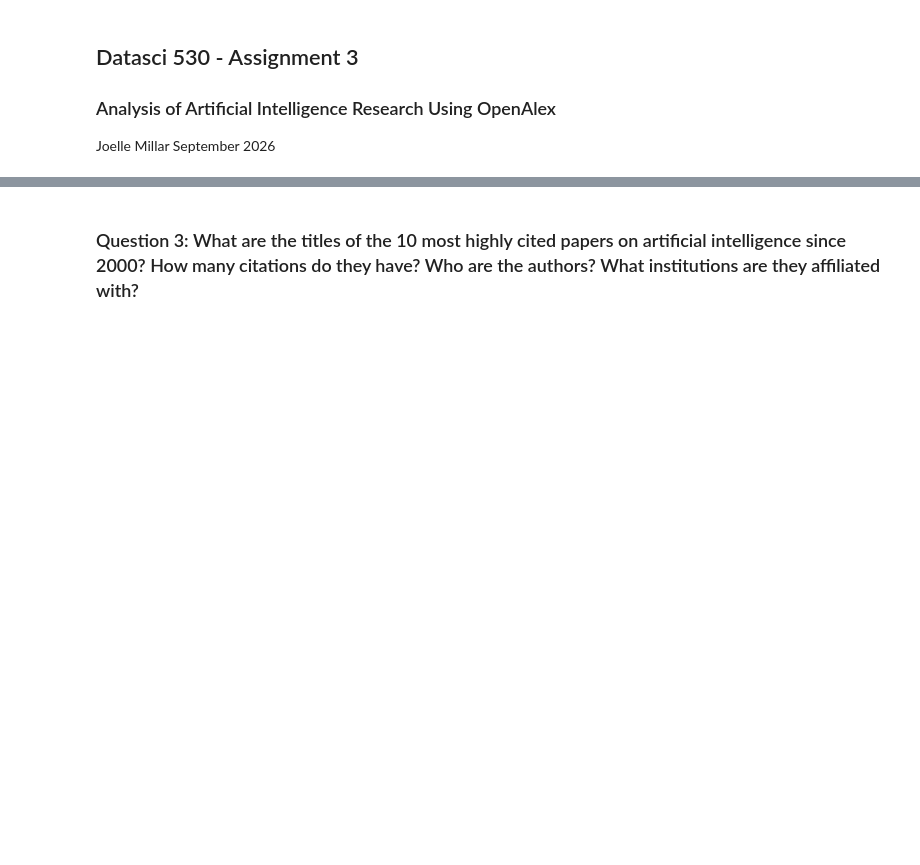
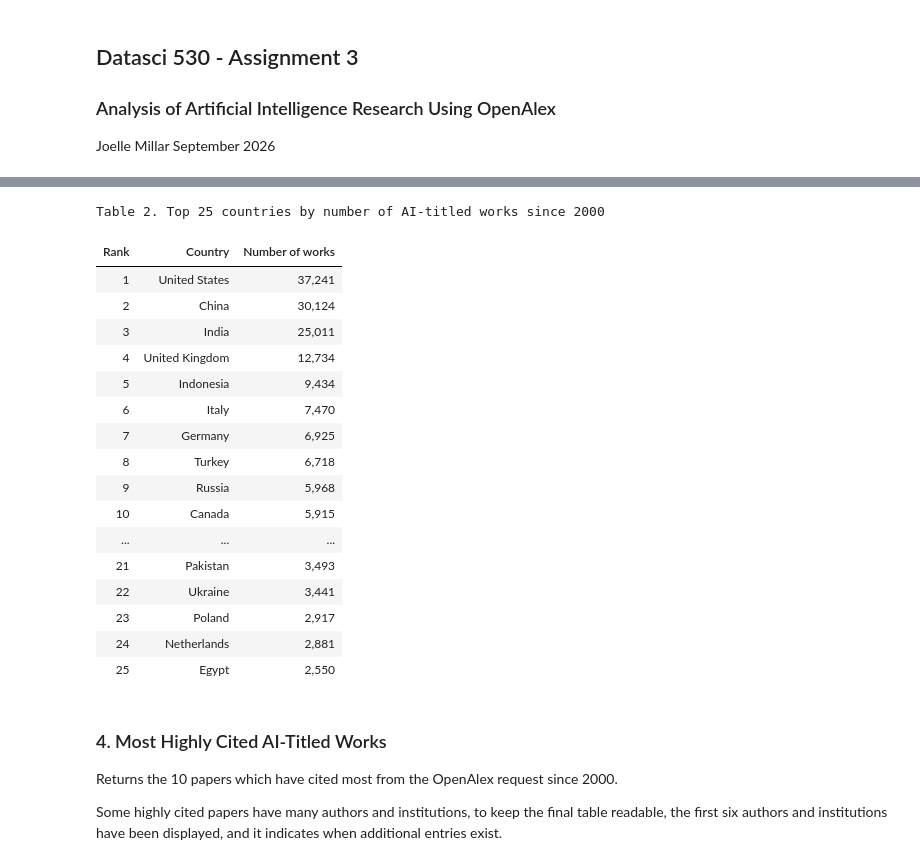
Before and after one commit to joellemil/datasci530fall2026, a Jupyter notebook: Assignment 3/Assignment3.ipynb, the cells around one changed output, grey strips where cells are left out. Cells and saved outputs as stored; diff of their text form; code cells hidden in the pictures; blank space fills up the shorter version.

```diff
--- a/Assignment 3/Assignment3.ipynb
+++ b/Assignment 3/Assignment3.ipynb
@@ -48,2 +124,77 @@ data["meta"]["count"]
+# %%
+# Search Parameters
+params = {
+    "filter": 'title.search:"artificial intelligence",from-publication-date:2000-01-01',
+    "group_by": "authorships.countries",
+    "per_page": 200,
+    "api_key": API_KEY,
+}
+
+# Retrieve the results and clean the data
+countries = get_grouped_results(params)
+
+# Extract the two-letter country code from the identifier
+countries["country_code"] = (
+    countries["key"]
+    .str.split("/")
+    .str[-1]
+    .str.upper()
+)
+
+# Check that country codes were successfully extracted
+assert countries["country_code"].notna().all(), "Missing country codes"
+
+# Sort countries from the largest to smallest number of publications
+# and rename columns
+countries = (
+    countries
+    .sort_values("count", ascending=False)
+    .rename(columns={
+        "key_display_name": "Country",
+        "count": "Number of works"
+        })
+        [["Country", "country_code", "Number of works"]]
+    .reset_index(drop=True)
+)
+
+# Add a rank column, beginning from 1
+countries.insert(0, "Rank", range(1, len(countries) + 1))
+
+# Display top 25 results
+display(
+    countries.head(25)[
+        ["Rank", "Country", "Number of works"]
+    ]
+    .style
+    .hide(axis="index")
+    .format({"Number of works": "{:,}"})
+    .set_caption(
+        "Table 2. Top 25 countries by number of AI-titled works since 2000"
+    )
+)
+# %% [output]
+Table 2. Top 25 countries by number of AI-titled works since 2000
+| Rank | Country | Number of works |
+| 1 | United States | 37,241 |
+| 2 | China | 30,124 |
+| 3 | India | 25,011 |
+| 4 | United Kingdom | 12,734 |
+| 5 | Indonesia | 9,434 |
+| 6 | Italy | 7,470 |
+| 7 | Germany | 6,925 |
+| 8 | Turkey | 6,718 |
+| 9 | Russia | 5,968 |
+| 10 | Canada | 5,915 |
+| ... | ... | ... |
+| 21 | Pakistan | 3,493 |
+| 22 | Ukraine | 3,441 |
+| 23 | Poland | 2,917 |
+| 24 | Netherlands | 2,881 |
+| 25 | Egypt | 2,550 |
 # %% [markdown]
-### Question 3: What are the titles of the 10 most highly cited papers on artificial intelligence since 2000? How many citations do they have? Who are the authors? What institutions are they affiliated with?
+### 4. Most Highly Cited AI-Titled Works
+
+Returns the 10 papers which have cited most from the OpenAlex request since 2000.
+
+Some highly cited papers have many authors and institutions, to keep the final
+table readable, the first six authors and institutions have been displayed, and it indicates when additional entries exist.
```
Also changed, not shown: parts of 15 cells of this notebook, 1 other file.
